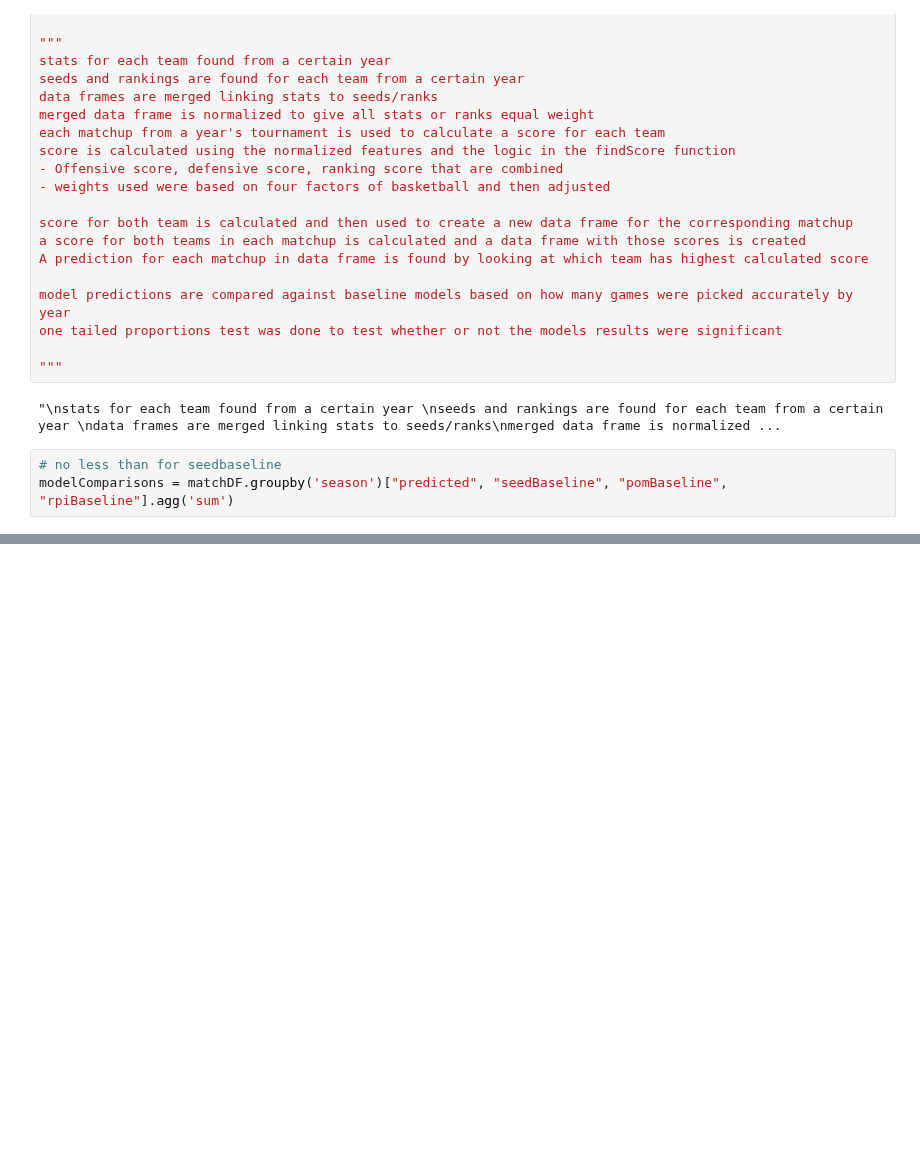
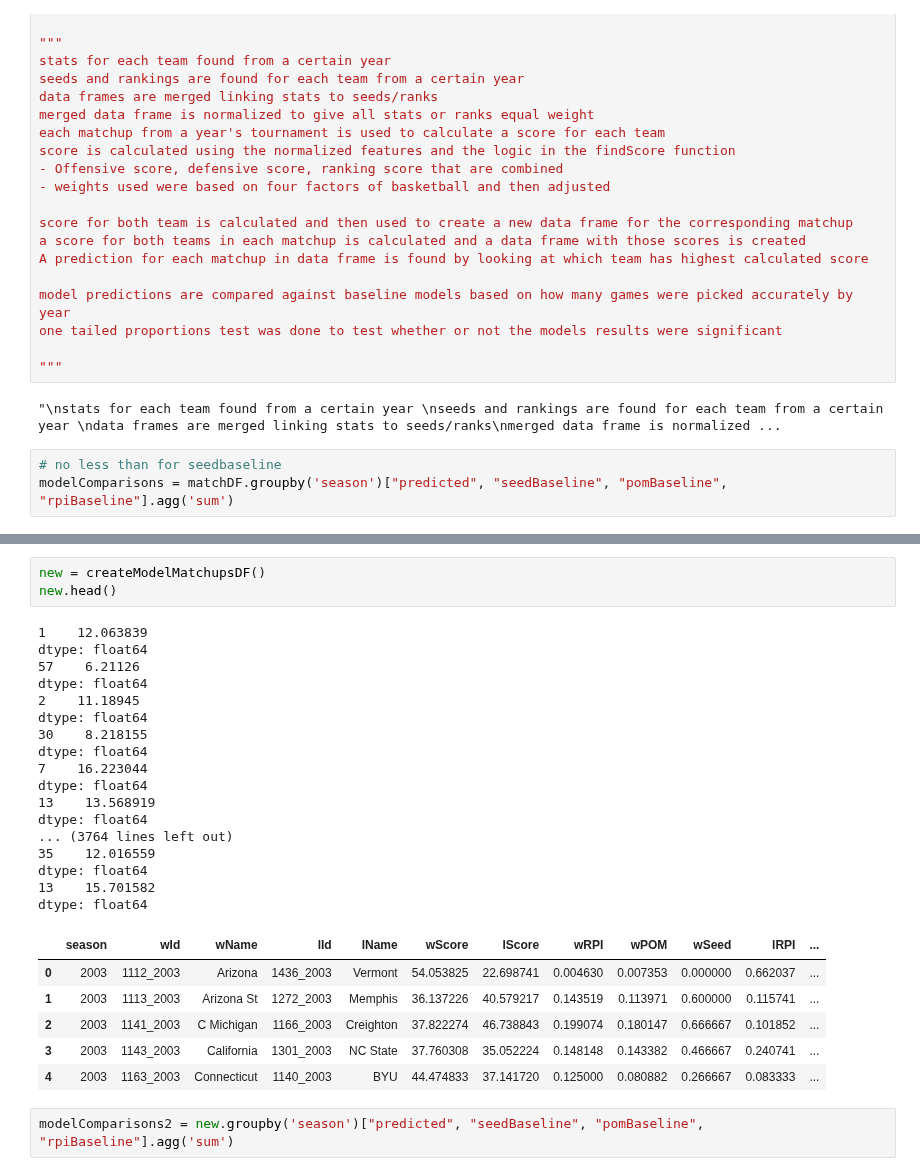
Before and after one commit to dlernz/march_madness, a Jupyter notebook: Predicting March Madness Games using Random Forests.ipynb, the cells around one changed output, grey strips where cells are left out. Saved outputs shown, nothing was run; the diff lists cells and outputs as text; blank space fills up the shorter version.

```diff
--- a/Predicting March Madness Games using Random Forests.ipynb
+++ b/Predicting March Madness Games using Random Forests.ipynb
@@ -507,0 +527,29 @@ Ttest_relResult(statistic=2.1754067128234165, pvalue=0.047224674617508226)
+# %%
+new = createModelMatchupsDF()
+new.head()
+# %% [output]
+1    12.063839
+dtype: float64
+57    6.21126
+dtype: float64
+2    11.18945
+dtype: float64
+30    8.218155
+dtype: float64
+7    16.223044
+dtype: float64
+13    13.568919
+dtype: float64
+... (3764 lines left out)
+35    12.016559
+dtype: float64
+13    15.701582
+dtype: float64
+|  | season | wId | wName | lId | lName | wScore | lScore | wRPI | wPOM | wSeed | lRPI | ... |
+| 0 | 2003 | 1112_2003 | Arizona | 1436_2003 | Vermont | 54.053825 | 22.698741 | 0.004630 | 0.007353 | 0.000000 | 0.662037 | ... |
+| 1 | 2003 | 1113_2003 | Arizona St | 1272_2003 | Memphis | 36.137226 | 40.579217 | 0.143519 | 0.113971 | 0.600000 | 0.115741 | ... |
+| 2 | 2003 | 1141_2003 | C Michigan | 1166_2003 | Creighton | 37.822274 | 46.738843 | 0.199074 | 0.180147 | 0.666667 | 0.101852 | ... |
+| 3 | 2003 | 1143_2003 | California | 1301_2003 | NC State | 37.760308 | 35.052224 | 0.148148 | 0.143382 | 0.466667 | 0.240741 | ... |
+| 4 | 2003 | 1163_2003 | Connecticut | 1140_2003 | BYU | 44.474833 | 37.141720 | 0.125000 | 0.080882 | 0.266667 | 0.083333 | ... |
+# %%
+modelComparisons2 = new.groupby('season')["predicted", "seedBaseline", "pomBaseline", "rpiBaseline"].agg('sum')
```
Also changed, not shown: parts of 7 cells of this notebook.
